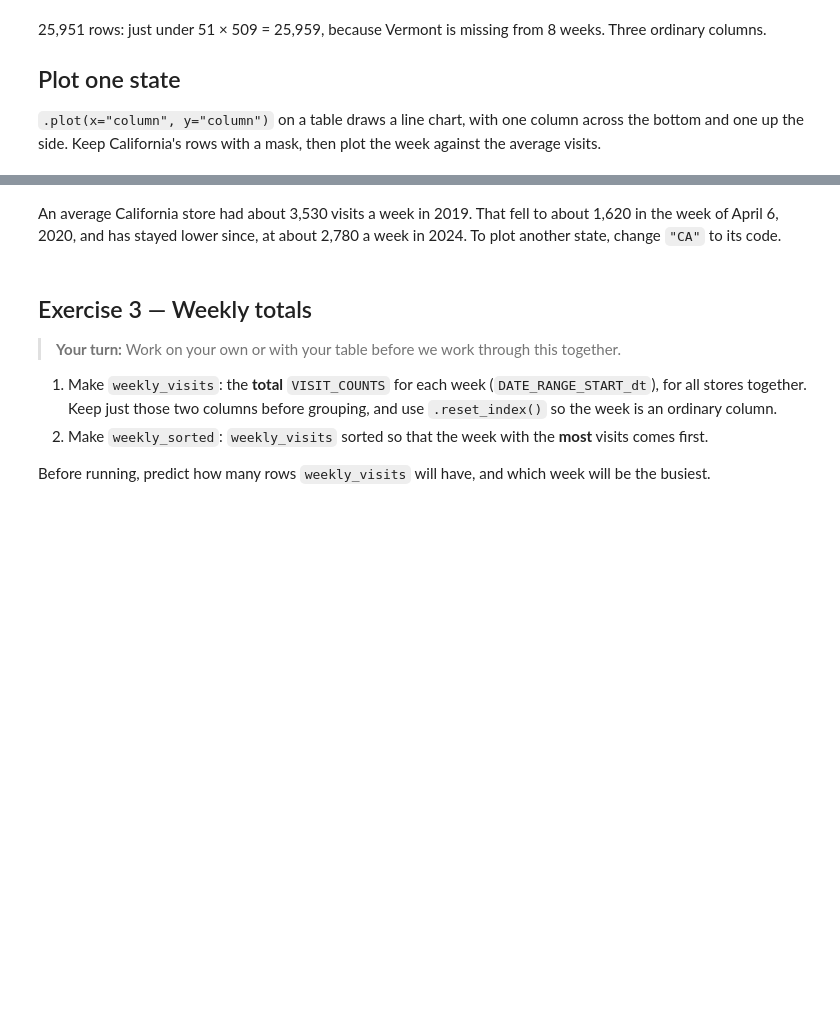
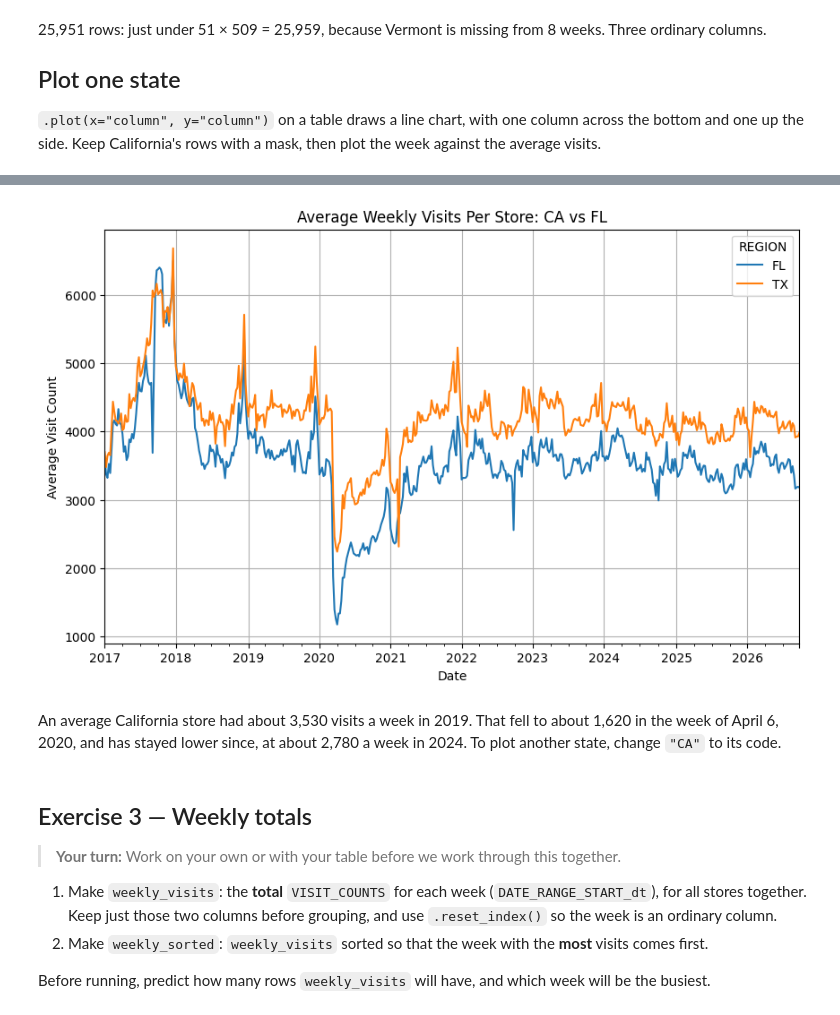
Before and after one commit to njhallman/acc380k-fall-2026, a Jupyter notebook: notebooks/notebook-09/12-30-section.ipynb, the cells around one changed output, grey strips where cells are left out. Cells and saved outputs as stored; diff of their text form; code cells hidden in the pictures; blank space fills up the shorter version.

```diff
--- a/notebooks/notebook-09/12-30-section.ipynb
+++ b/notebooks/notebook-09/12-30-section.ipynb
@@ -604,3 +718,21 @@ sbux_by_state_week.loc[sbux_by_state_week["REGION"] == "CA"].plot(x="DATE_RANGE_
+# %%
+import matplotlib.pyplot as plt
+
+# Filter for both California (CA) and Florida (FL)
+ca_fl_data = sbux_by_state_week.loc[sbux_by_state_week["REGION"].isin(["TX", "FL"])]
+
+# Pivot the table so that regions are columns and dates are index
+pivoted_data = ca_fl_data.pivot(index="DATE_RANGE_START_dt", columns="REGION", values="VISIT_COUNTS")
+
+# Plot the data
+pivoted_data.plot(figsize=(10, 6))
+plt.title("Average Weekly Visits Per Store: CA vs FL")
+plt.xlabel("Date")
+plt.ylabel("Average Visit Count")
+plt.grid(True)
+plt.show()
+# %% [output]
+[figure, added]
 # %% [markdown]
 An average California store had about 3,530 visits a week in 2019. That fell to about 1,620 in the week of April 6, 2020, and has stayed lower since, at about 2,780 a week in 2024. To plot another state, change `"CA"` to its code.
 # %% [markdown]
```
Also changed, not shown: parts of 10 cells of this notebook.
